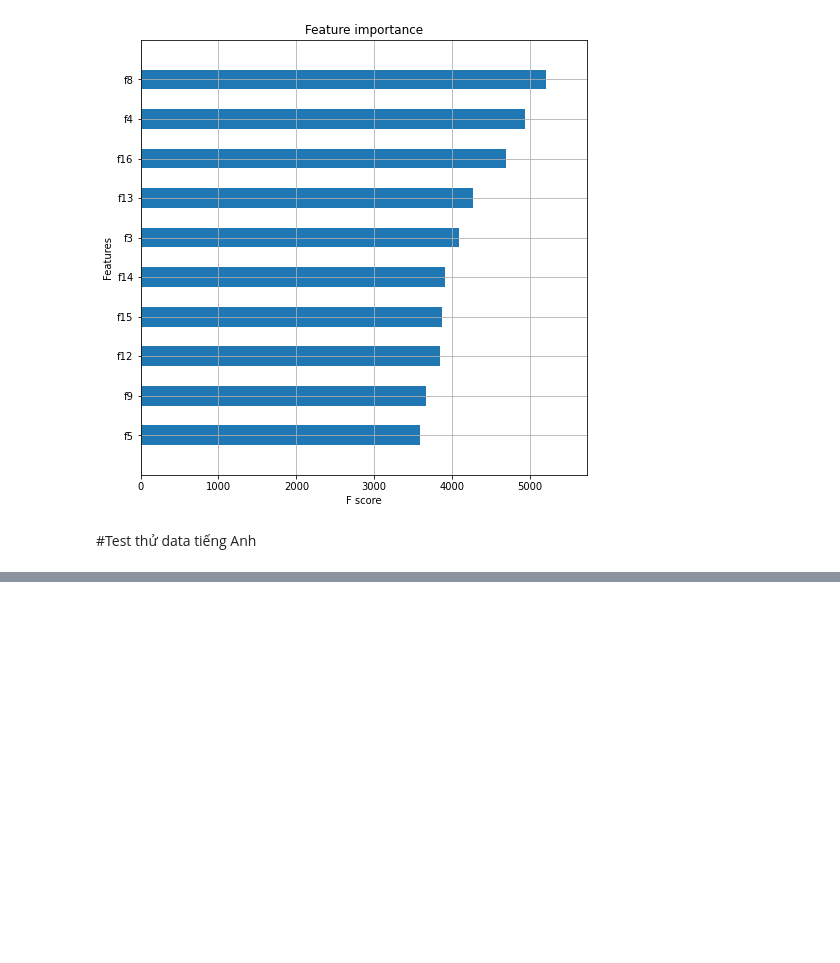
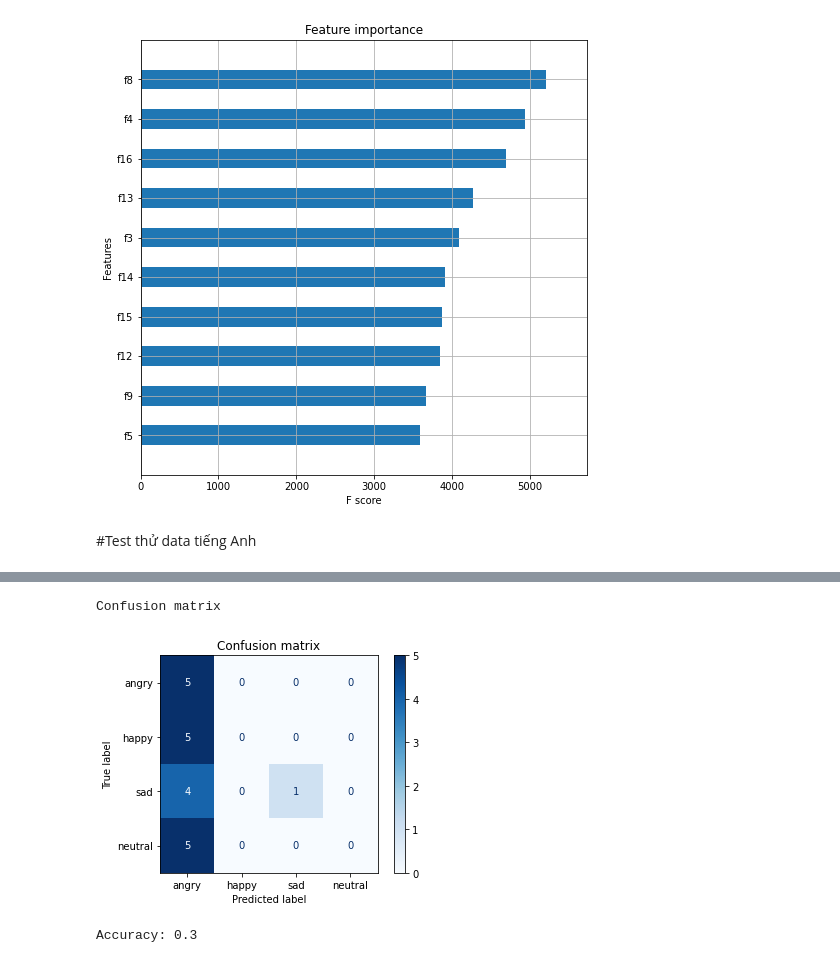
Before and after one commit to lephuocdat2000/DeepLearning-and-Application, a Jupyter notebook: SER.ipynb, the cells around one changed output, grey strips where cells are left out. Cells and saved outputs as stored; diff of their text form; code cells hidden in the pictures; blank space fills up the shorter version.

```diff
--- a/SER.ipynb
+++ b/SER.ipynb
@@ -349,0 +371,20 @@ Accuracy: 0.25
+# %%
+rf_classifier = RandomForestClassifier(n_estimators=1200, min_samples_split=25)
+rf_classifier.fit(x_train_audio, y_train)
+
+# Predict
+y_pred = rf_classifier.predict(eng_audio_feature)
+title = "Confusion matrix"
+disp = plot_confusion_matrix(rf_classifier,eng_audio_feature ,eng_labels,
+                             display_labels=emotion_labels,
+                             cmap=plt.cm.Blues,
+                             normalize=None)
+disp.ax_.set_title(title)
+print(title)
+plt.show()
+
+print('Accuracy:',accuracy_score(eng_labels, y_pred))
+# %% [output]
+Confusion matrix
+[figure, added]
+Accuracy: 0.3
```
Also changed, not shown: parts of 7 cells of this notebook.
